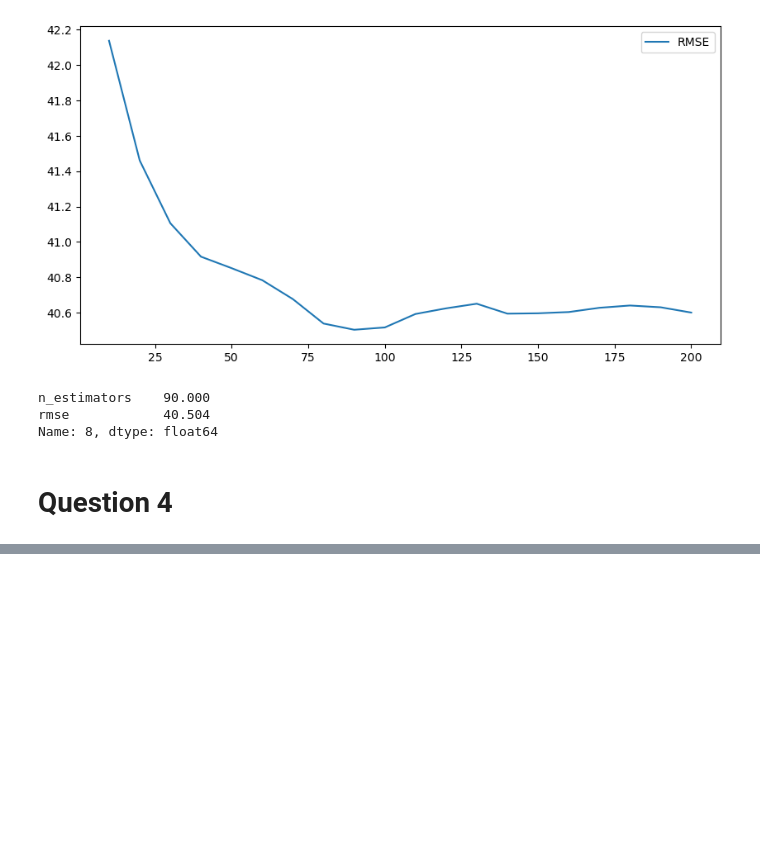
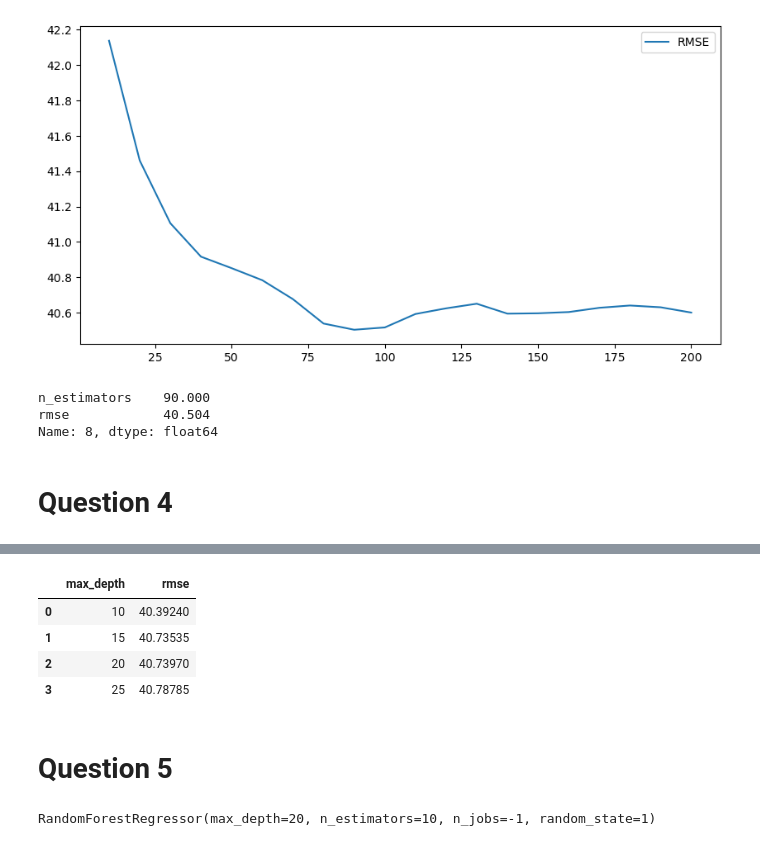
Before and after one commit to ju-arroyom/ml_zoomcamp, a Jupyter notebook: homework_6/nb/HW6.ipynb, the cells around one changed output, grey strips where cells are left out. Drawn from its saved outputs; the diff is of its cells as text; code cells hidden in the pictures; blank space fills up the shorter version.

```diff
--- a/homework_6/nb/HW6.ipynb
+++ b/homework_6/nb/HW6.ipynb
@@ -169,0 +152,30 @@ Name: 8, dtype: float64
+# %%
+scores_d = []
+n_estimators = np.arange(10, 210, 10)
+for depth in [10, 15, 20, 25]:
+    for n in n_estimators:
+        rf = RandomForestRegressor(n_estimators=n, max_depth=depth, random_state=1, n_jobs=-1)
+        rf.fit(X_train, y_train)
+        y_pred = rf.predict(X_valid)
+        rmse = root_mean_squared_error(y_val, y_pred).round(3)
+        scores_d.append((depth, n, rmse))
+# %%
+
+df_scores_depth = pd.DataFrame(scores_d, columns=["max_depth", "n_estimators", "rmse"])
+# %%
+df_scores_depth.groupby('max_depth', as_index=False)['rmse'].mean()
+# %% [output]
+|  | max_depth | rmse |
+| 0 | 10 | 40.39240 |
+| 1 | 15 | 40.73535 |
+| 2 | 20 | 40.73970 |
+| 3 | 25 | 40.78785 |
+# %% [markdown]
+# Question 5
+# %%
+n_estimators=10
+max_depth=20
+rf = RandomForestRegressor(n_estimators=n_estimators, max_depth=max_depth, random_state=1, n_jobs=-1)
+rf.fit(X_train, y_train)
+# %% [output]
+RandomForestRegressor(max_depth=20, n_estimators=10, n_jobs=-1, random_state=1)
```
Also changed, not shown: parts of 12 cells of this notebook.
